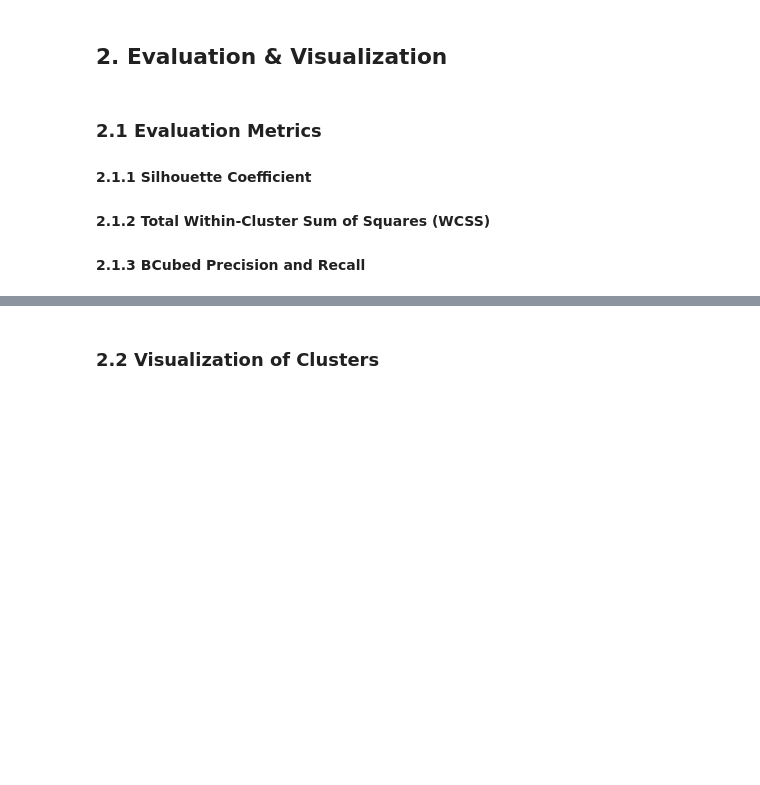
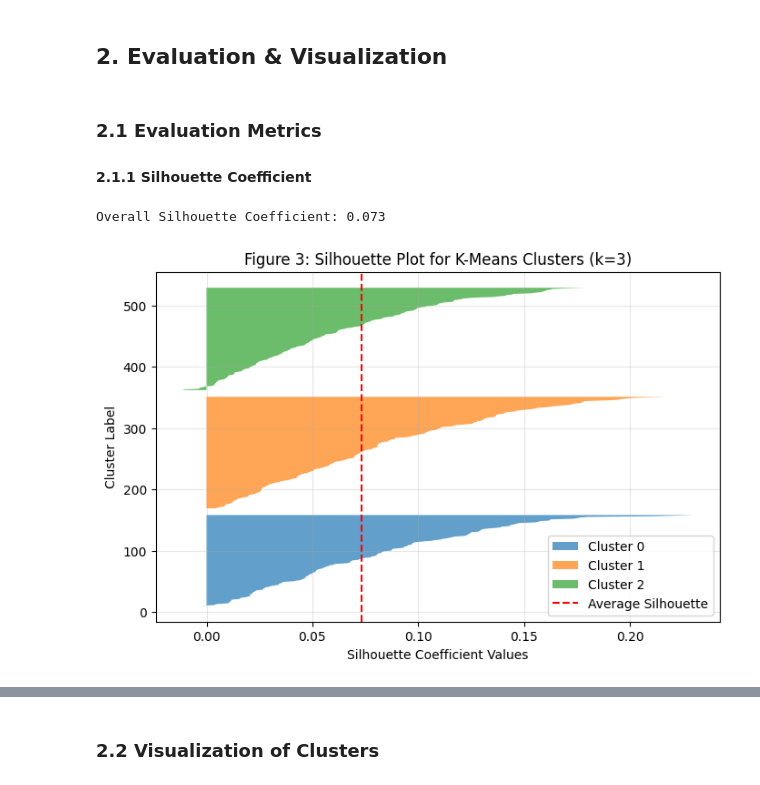
Before and after one commit to sultanahAL/SWE485-Group2, a Jupyter notebook: Unsupervised_Learning/Phase3_Unsupervised_Learning.ipynb, the cells around one changed output, grey strips where cells are left out. Saved outputs shown, nothing was run; the diff lists cells and outputs as text; code cells hidden in the pictures; blank space fills up the shorter version.

Commit message:
Evaluation section including Silhouette, WCSS, and BCubed metrics

```diff
--- a/Unsupervised_Learning/Phase3_Unsupervised_Learning.ipynb
+++ b/Unsupervised_Learning/Phase3_Unsupervised_Learning.ipynb
@@ -178,5 +178,64 @@ Therefore, based on both internal evaluation metrics, k = 3 was selected as the
 # %% [markdown]
 ### 2.1 Evaluation Metrics
 #### 2.1.1 Silhouette Coefficient
-#### 2.1.2  Total Within-Cluster Sum of Squares (WCSS)
-#### 2.1.3 BCubed Precision and Recall
+# %%
+# ==========================================
+# 2.1.1 Silhouette Coefficient
+# ==========================================
+
+import pandas as pd
+from sklearn.metrics import silhouette_score, silhouette_samples
+import matplotlib.pyplot as plt
+import numpy as np
+
+# ------------------------------------------
+# Load the clustered dataset
+# ------------------------------------------
+df_clusters = pd.read_csv("../Dataset/student_sleep_patterns_with_clusters.csv")
+
+# Separate features and cluster labels
+X_features = df_clusters.drop(columns=["Cluster_ID"])
+cluster_labels = df_clusters["Cluster_ID"]
+
+# ------------------------------------------
+# Calculate Silhouette Score
+# ------------------------------------------
+overall_silhouette = silhouette_score(X_features, cluster_labels)
+print(f"Overall Silhouette Coefficient: {overall_silhouette:.3f}")
+
+# ------------------------------------------
+# Calculate silhouette values per sample
+# ------------------------------------------
+sample_silhouette_values = silhouette_samples(X_features, cluster_labels)
+
+# ------------------------------------------
+# Figure 3: Silhouette Plot for Clusters
+# ------------------------------------------
+plt.figure(figsize=(8, 5))
+y_lower = 10
+for i in np.unique(cluster_labels):
+    ith_cluster_silhouette_values = sample_silhouette_values[cluster_labels == i]
+    ith_cluster_silhouette_values.sort()
+    size_cluster_i = ith_cluster_silhouette_values.shape[0]
+    y_upper = y_lower + size_cluster_i
+
+    plt.fill_betweenx(
+        np.arange(y_lower, y_upper),
+        0,
+        ith_cluster_silhouette_values,
+        alpha=0.7,
+        label=f"Cluster {i}"
+    )
+
+    y_lower = y_upper + 10  # space between clusters
+
+plt.axvline(x=overall_silhouette, color="red", linestyle="--", label="Average Silhouette")
+plt.title("Figure 3: Silhouette Plot for K-Means Clusters (k=3)")
+plt.xlabel("Silhouette Coefficient Values")
+plt.ylabel("Cluster Label")
+plt.legend()
+plt.grid(alpha=0.3)
+plt.show()
+# %% [output]
+Overall Silhouette Coefficient: 0.073
+[figure, added]
```
Also changed, not shown: parts of 6 cells of this notebook, 3 other files.
